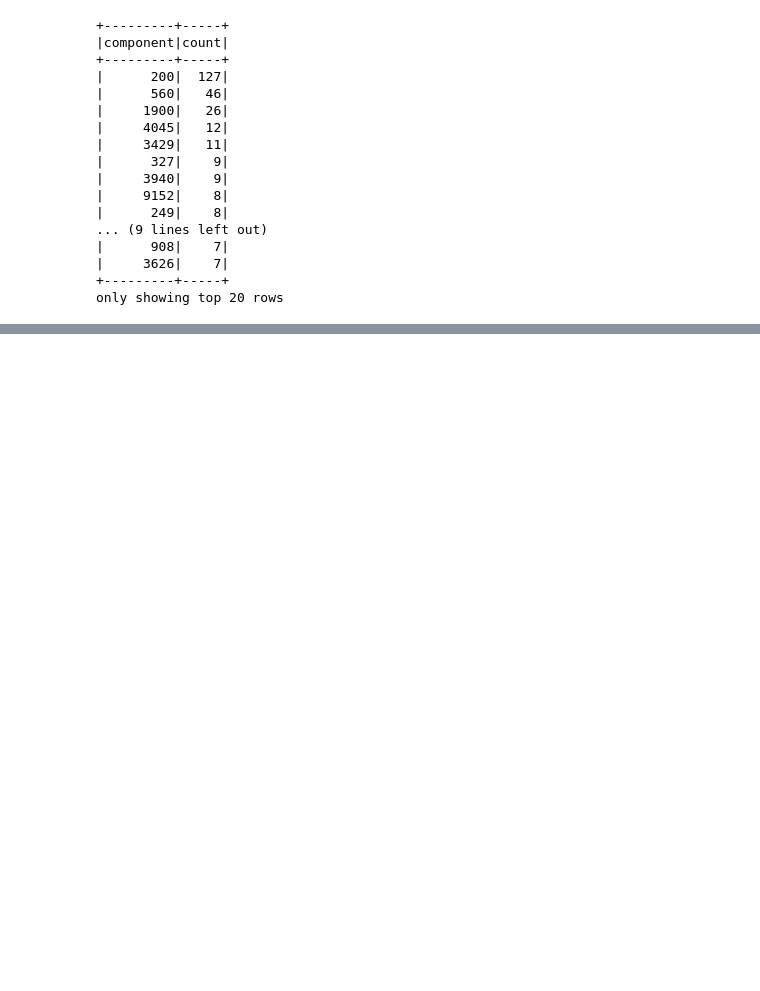
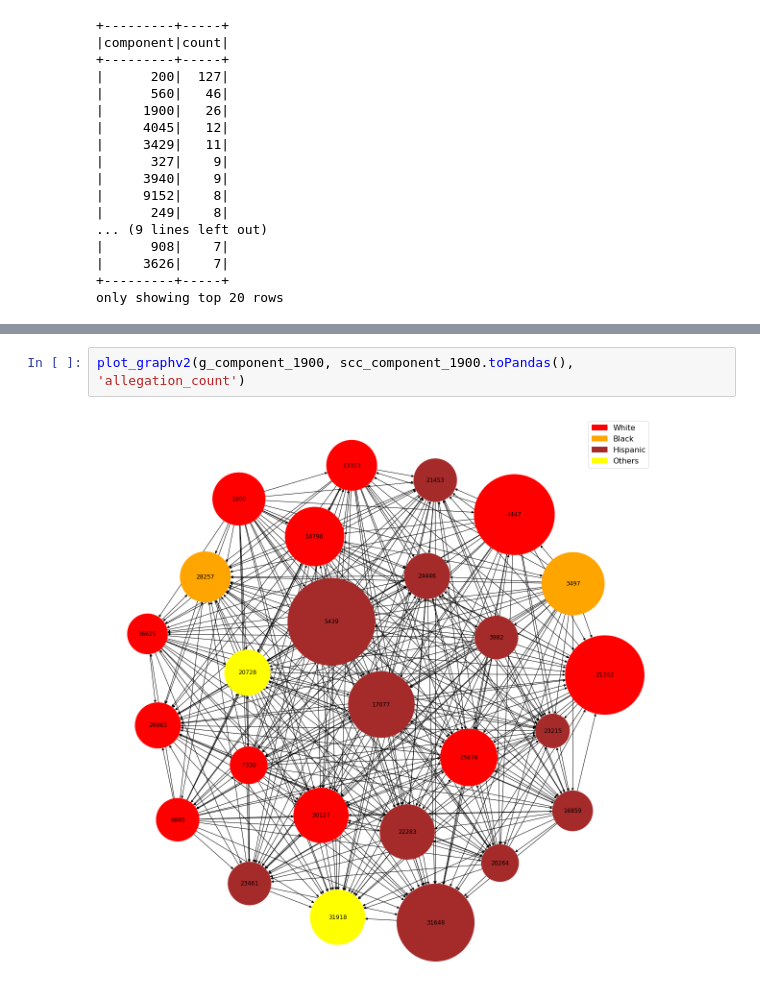
Before and after one commit to jacobkwat/The-Freedom-Donkeys, a Jupyter notebook: checkpoint-4/CP4_V2.ipynb, the cells around one changed output, grey strips where cells are left out. Cells and saved outputs as stored; diff of their text form; blank space fills up the shorter version.

```diff
--- a/checkpoint-4/CP4_V2.ipynb
+++ b/checkpoint-4/CP4_V2.ipynb
@@ -507,0 +607,4 @@ only showing top 20 rows
+# %%
+plot_graphv2(g_component_1900, scc_component_1900.toPandas(), 'allegation_count')
+# %% [output]
+[figure, added]
```
Also changed, not shown: parts of 13 cells of this notebook.
